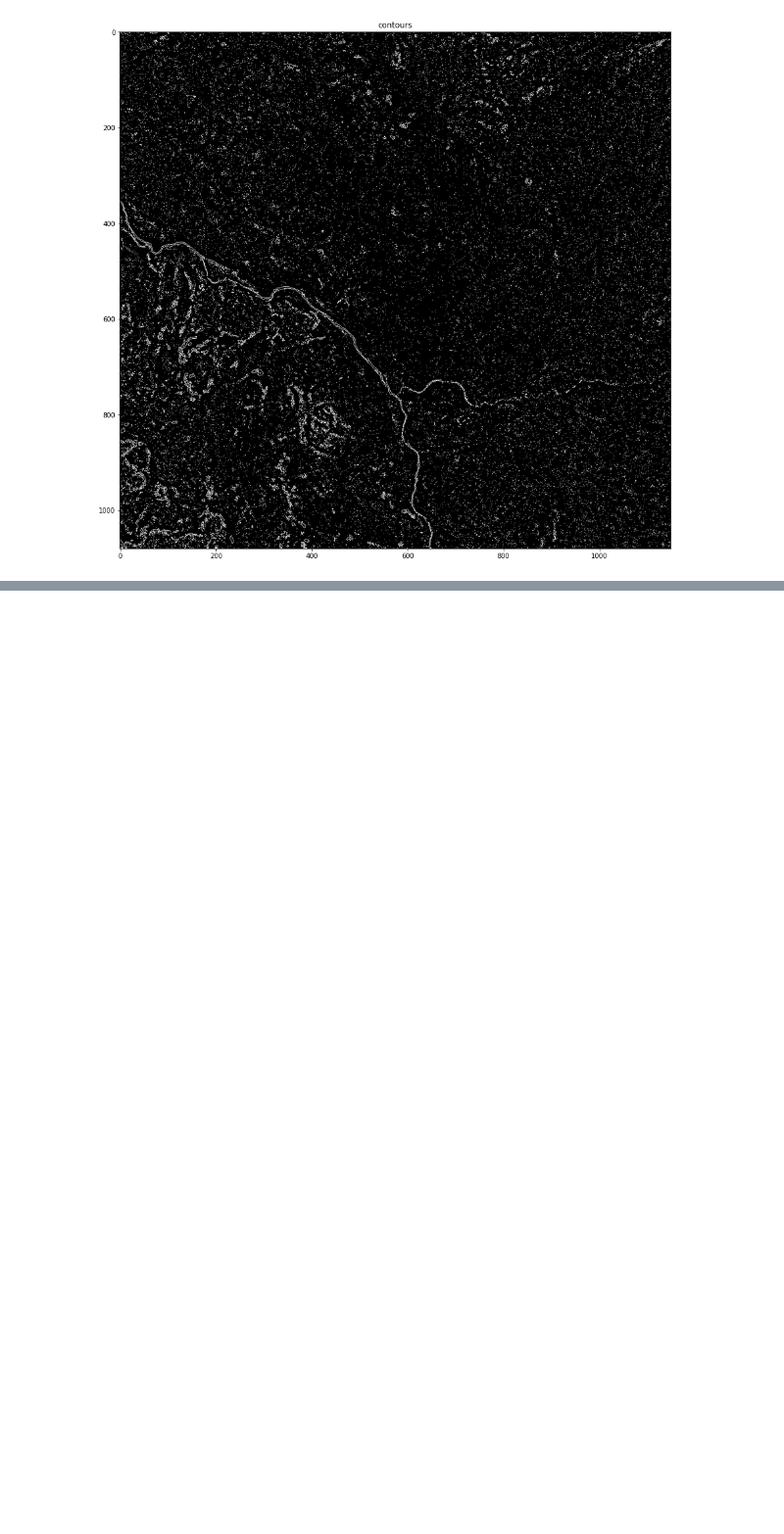
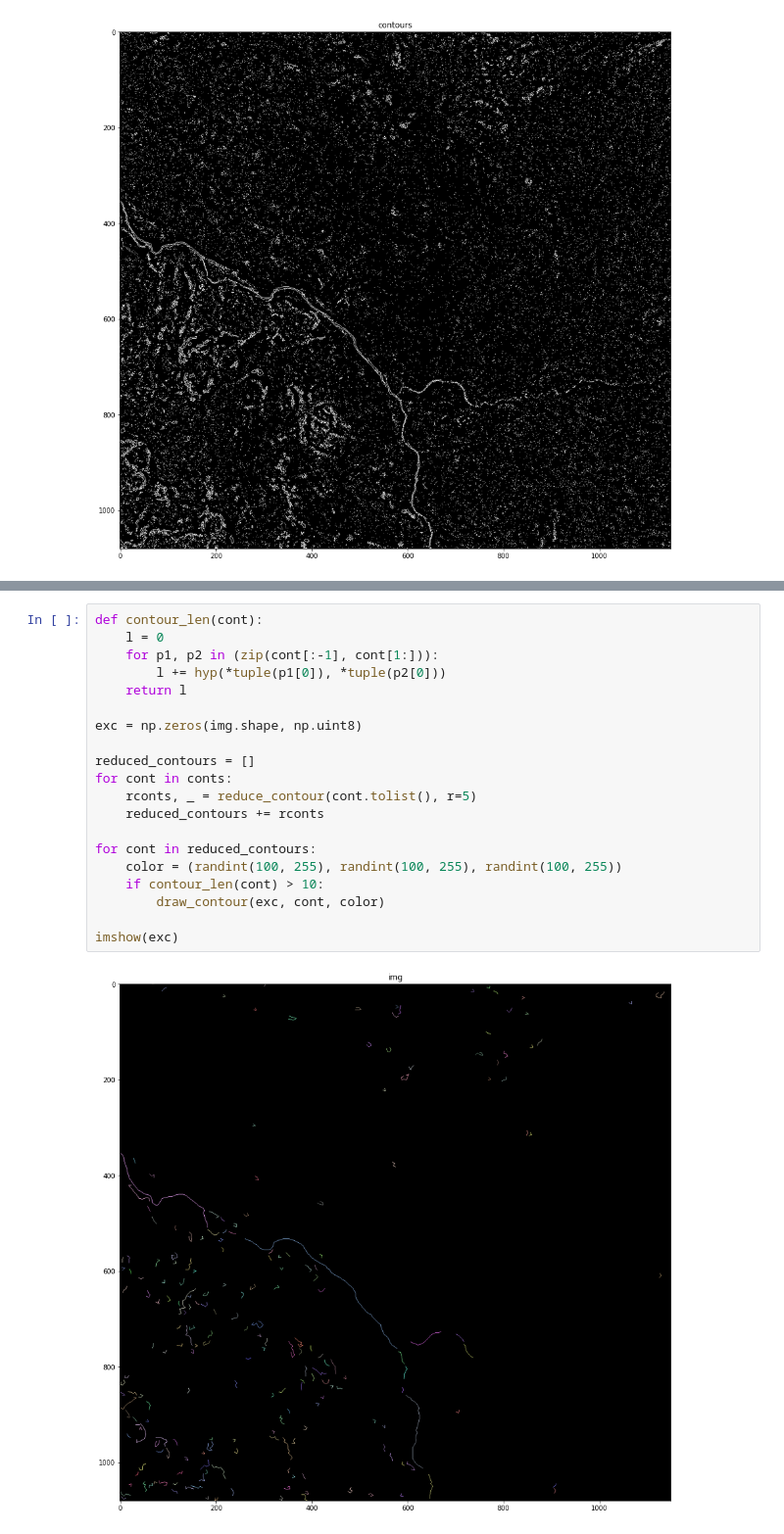
Before and after one commit to CHIP-AstroPi/src, a Jupyter notebook: rivers/rivers_detection.ipynb, the cells around one changed output, grey strips where cells are left out. Shown at 98% size. Drawn from its saved outputs; the diff is of its cells as text; blank space fills up the shorter version.

```diff
--- a/rivers/rivers_detection.ipynb
+++ b/rivers/rivers_detection.ipynb
@@ -139,0 +160,22 @@ Discarded points: 922
+# %%
+def contour_len(cont):
+    l = 0
+    for p1, p2 in (zip(cont[:-1], cont[1:])):
+        l += hyp(*tuple(p1[0]), *tuple(p2[0]))
+    return l
+
+exc = np.zeros(img.shape, np.uint8)
+
+reduced_contours = []
+for cont in conts:
+    rconts, _ = reduce_contour(cont.tolist(), r=5)
+    reduced_contours += rconts
+
+for cont in reduced_contours:
+    color = (randint(100, 255), randint(100, 255), randint(100, 255))
+    if contour_len(cont) > 10:
+        draw_contour(exc, cont, color)
+
+imshow(exc)
+# %% [output]
+[figure, added]
```
Also changed, not shown: parts of 3 cells of this notebook.
